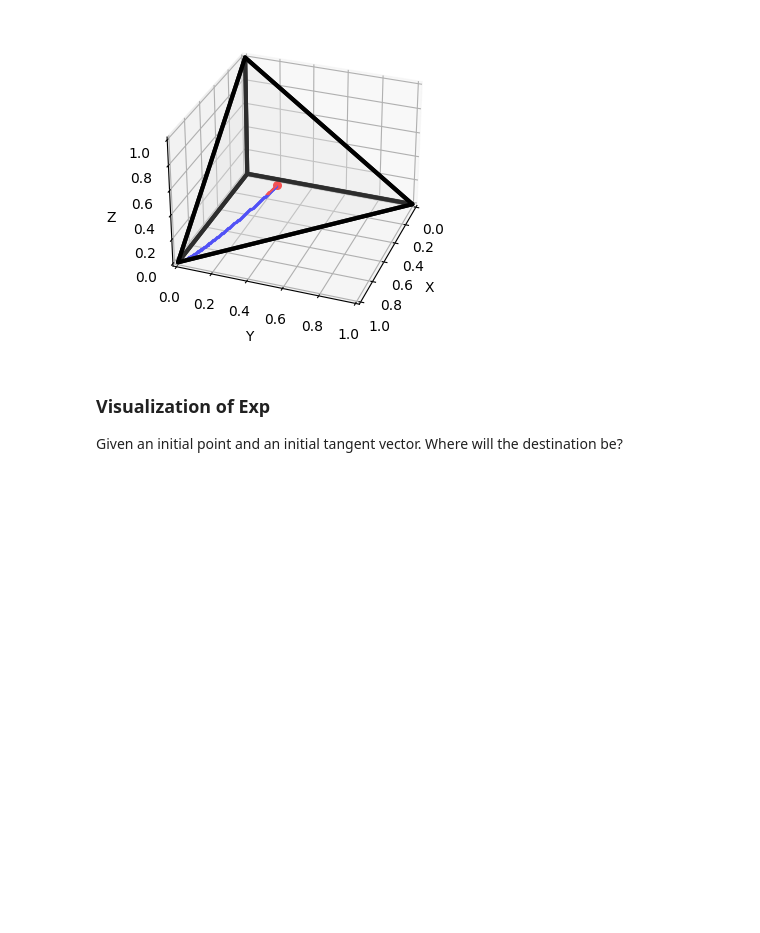
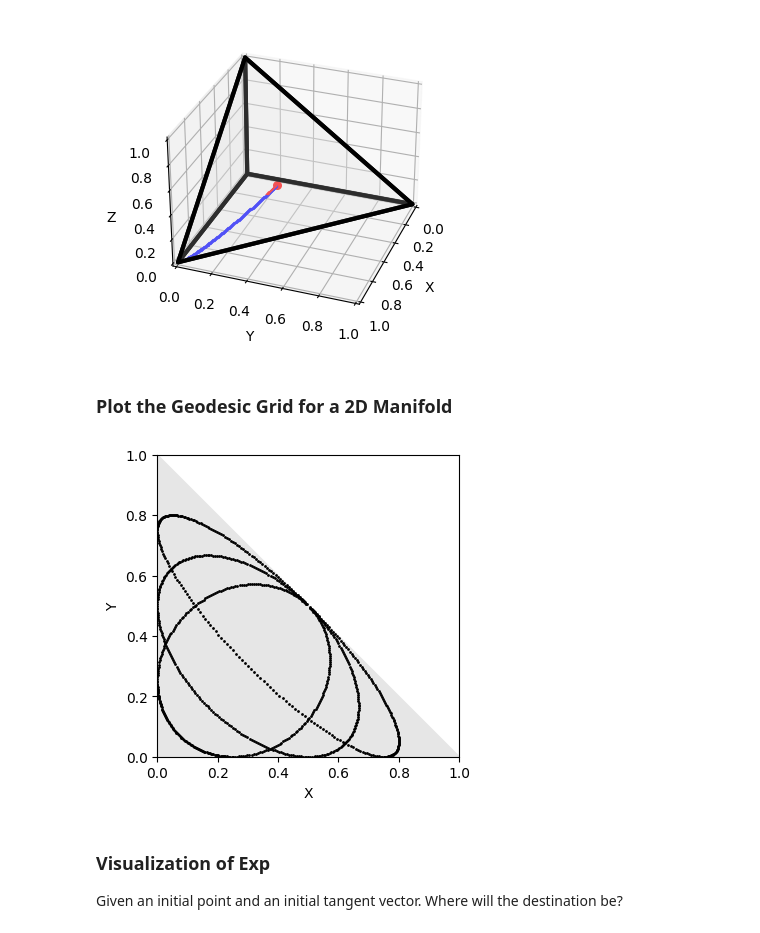
Before and after one commit to geometric-intelligence/ece594n, a Jupyter notebook: hw1-geomviz/CategoricalDistributionsManifold.ipynb, the cells around one changed output. Drawn from its saved outputs; the diff is of its cells as text; code cells hidden in the pictures; blank space fills up the shorter version.

Commit message:
Include figure for 2D geodesic grid

```diff
--- a/hw1-geomviz/CategoricalDistributionsManifold.ipynb
+++ b/hw1-geomviz/CategoricalDistributionsManifold.ipynb
@@ -91,9 +91,13 @@ M3.plot_geodesic(initial_point = base_point3, tangent_vector = tangent_vector3)
 # %% [output]
 [figure]
 [figure]
+# %% [markdown]
+### Plot the Geodesic Grid for a 2D Manifold
 # %%
 #Geodesic Grid
-# M2.plot_grid()
+M2.plot_grid()
+# %% [output]
+[figure, added]
 # %% [markdown]
 ### Visualization of Exp
 Given an initial point and an initial tangent vector. Where will the destination be?
```
